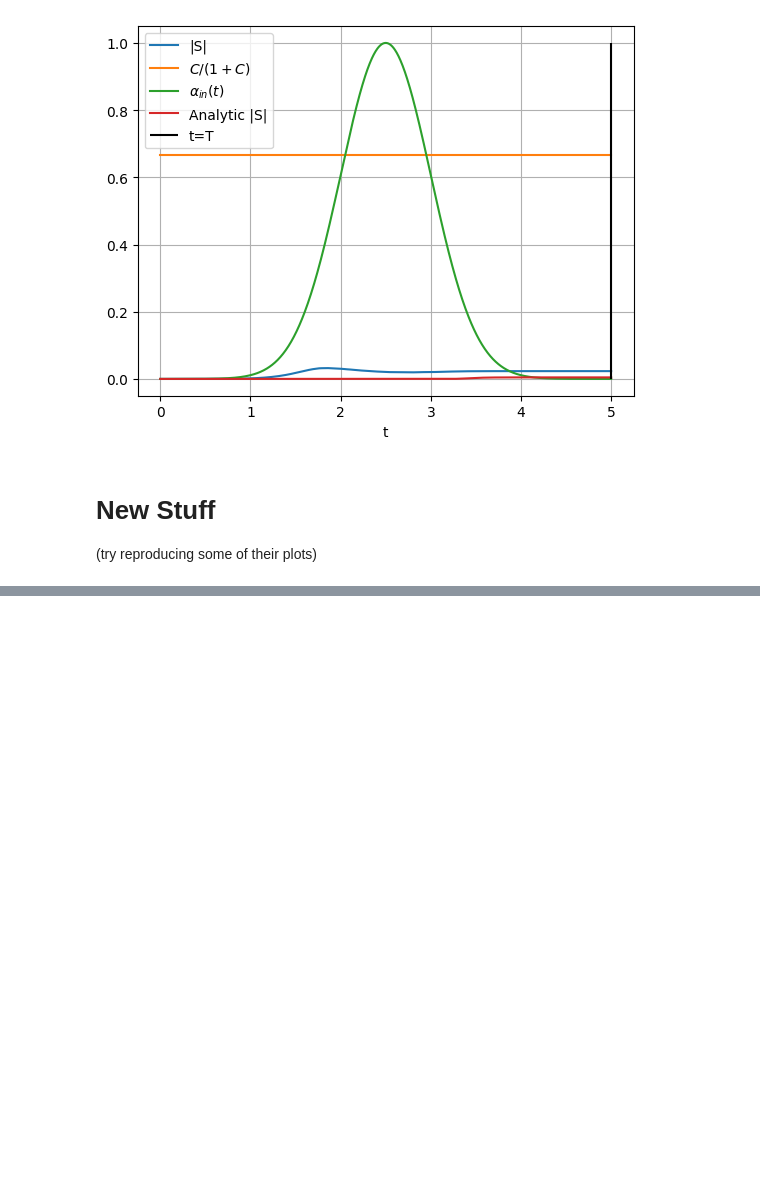
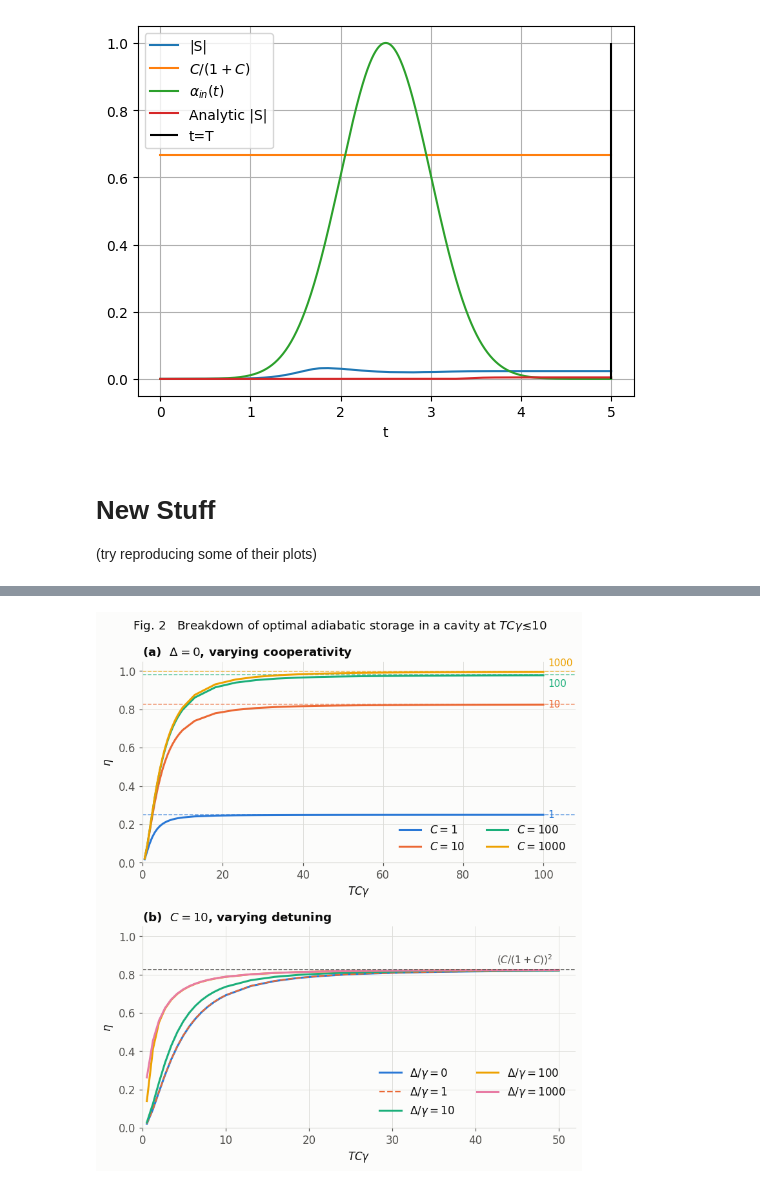
Before and after one commit to brianac687/rbq, a Jupyter notebook: gorshkov_math.ipynb, the cells around one changed output, grey strips where cells are left out. Drawn from its saved outputs; the diff is of its cells as text; code cells hidden in the pictures; blank space fills up the shorter version.

```diff
--- a/gorshkov_math.ipynb
+++ b/gorshkov_math.ipynb
@@ -177,0 +584,31 @@ print("Area of alpha:", integrate.simps(alpha**2, time))
+# %%
+fig, (ax1, ax2) = plt.subplots(2, 1, figsize=(7.0, 8.0))
+
+for i, C in enumerate(C_list):
+    ax1.axhline((C/(1 + C))**2, color=SERIES[i], ls='--', lw=1.0, alpha=0.7)
+    ax1.plot(x_a, fig2a[C], color=SERIES[i], label=f'$C={C}$')
+    dy = {1: 0, 10: 0, 100: -9, 1000: 9}[C]        # stagger so 100 / 1000 do not collide
+    ax1.annotate(f'{C}', (x_a[-1], fig2a[C][-1]), xytext=(5, dy), textcoords='offset points',
+                 color=SERIES[i], fontsize=10, va='center')
+ax1.set_xlim(0, 108); ax1.set_ylim(0, 1.05)
+ax1.set_xlabel(r'$TC\gamma$'); ax1.set_ylabel(r'$\eta$')
+ax1.set_title(r'(a)  $\Delta=0$, varying cooperativity', loc='left')
+ax1.legend(loc='lower right', ncol=2)
+
+for i, D in enumerate(D_list):
+    # Delta/gamma = 0 and 1 lie on top of each other: draw the second one dashed
+    st = dict(ls='--', lw=1.5) if D == 1.0 else dict(lw=2.0)
+    ax2.plot(x_b, fig2b[D], color=SERIES[i], label=rf'$\Delta/\gamma={int(D)}$', **st)
+ax2.axhline((10/11)**2, color=INK2, ls='--', lw=1.0)
+ax2.annotate(r'$(C/(1+C))^2$', (50, (10/11)**2), xytext=(-6, 6), textcoords='offset points',
+             ha='right', color=INK2, fontsize=10)
+ax2.set_xlim(0, 52); ax2.set_ylim(0, 1.05)
+ax2.set_xlabel(r'$TC\gamma$'); ax2.set_ylabel(r'$\eta$')
+ax2.set_title(r'(b)  $C=10$, varying detuning', loc='left')
+ax2.legend(loc='lower right', ncol=2)
+
+fig.suptitle(r'Fig. 2   Breakdown of optimal adiabatic storage in a cavity at $TC\gamma \lesssim 10$',
+             y=0.98, fontsize=12)
+fig.tight_layout(); plt.show()
+# %% [output]
+[figure, added]
```
Also changed, not shown: parts of 18 cells of this notebook, 1 other file.
